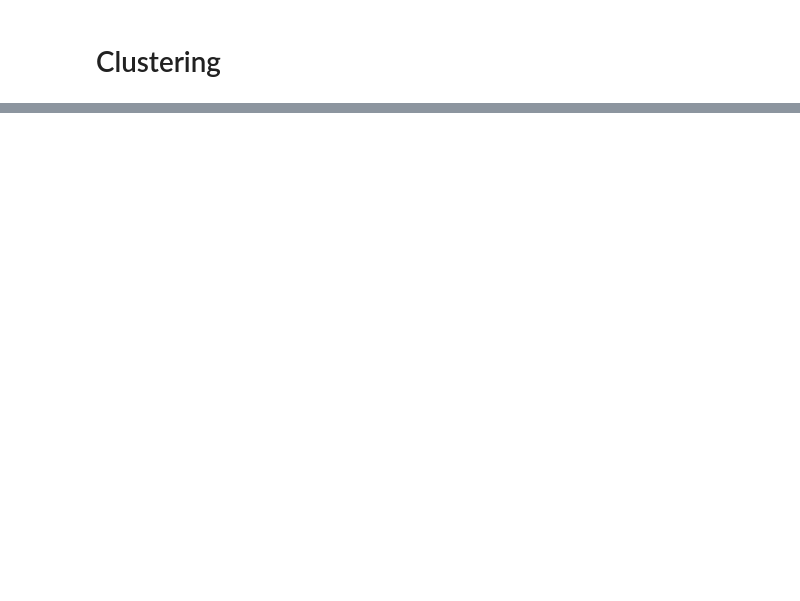
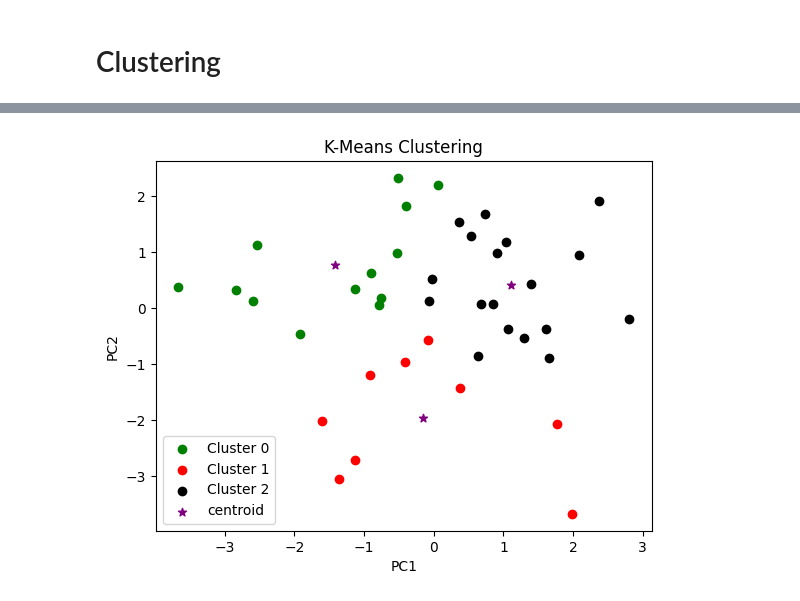
Before and after one commit to caitlinmag/DAV_CA1, a Jupyter notebook: GlobalEthicalBeautyIndex/MultiVariate_Analysis.ipynb, the cells around one changed output, grey strips where cells are left out. Saved outputs shown, nothing was run; the diff lists cells and outputs as text; code cells hidden in the pictures; blank space fills up the shorter version.

```diff
--- a/GlobalEthicalBeautyIndex/MultiVariate_Analysis.ipynb
+++ b/GlobalEthicalBeautyIndex/MultiVariate_Analysis.ipynb
@@ -225,0 +351,25 @@ array(['Packaging_Type', 'Has_Active_Ingredients', 'Number_of_Reviews',
+# %%
+dataset['PC1'] = X_pca[:, 0]
+dataset['PC2'] = X_pca[:, 1]
+
+km = KMeans(n_clusters=3, n_init='auto', random_state=0)
+
+dataset['cluster'] = km.fit_predict(dataset[['PC1', 'PC2']])
+
+df0 = dataset[dataset.cluster == 0]
+df1 = dataset[dataset.cluster == 1]
+df2 = dataset[dataset.cluster == 2]
+
+plt.scatter(df0.PC1, df0.PC2, color='green', label='Cluster 0')
+plt.scatter(df1.PC1, df1.PC2, color='red', label='Cluster 1')
+plt.scatter(df2.PC1, df2.PC2, color='black', label='Cluster 2')
+
+plt.scatter(km.cluster_centers_[:, 0], km.cluster_centers_[:, 1], color='purple', marker = '*', label='centroid')
+
+plt.xlabel('PC1')
+plt.ylabel('PC2')
+plt.title('K-Means Clustering')
+plt.legend()
+plt.show()
+# %% [output]
+[figure, added]
```
Also changed, not shown: parts of 15 cells of this notebook, 2 other files.
